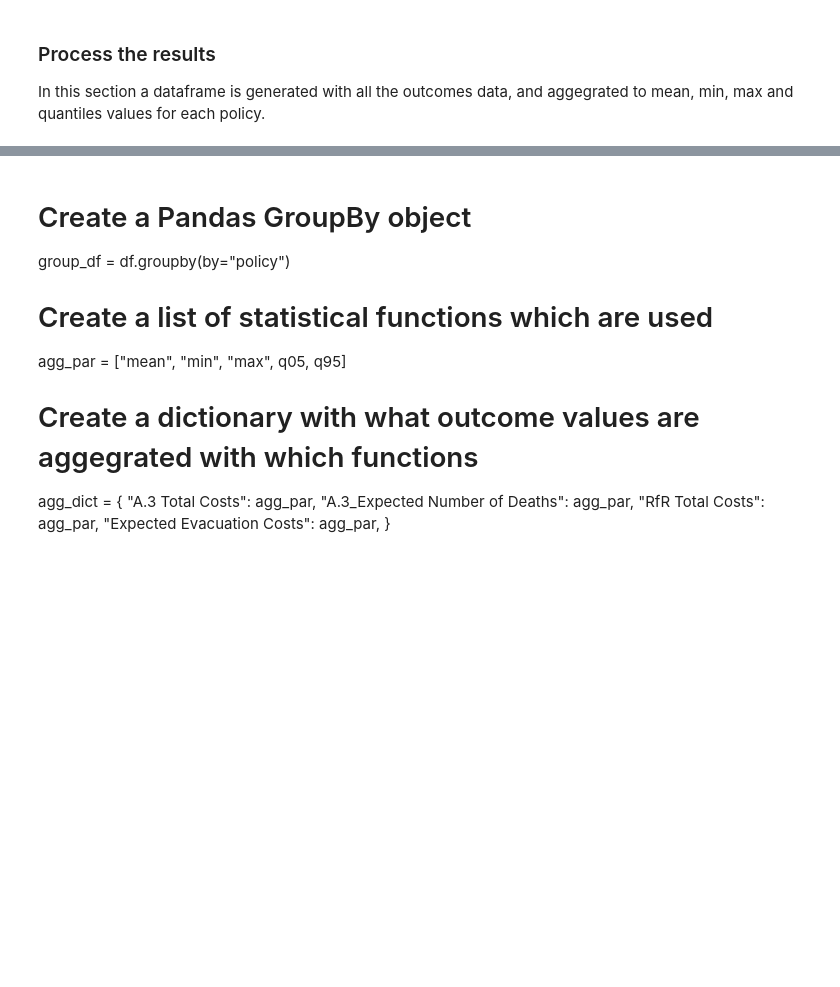
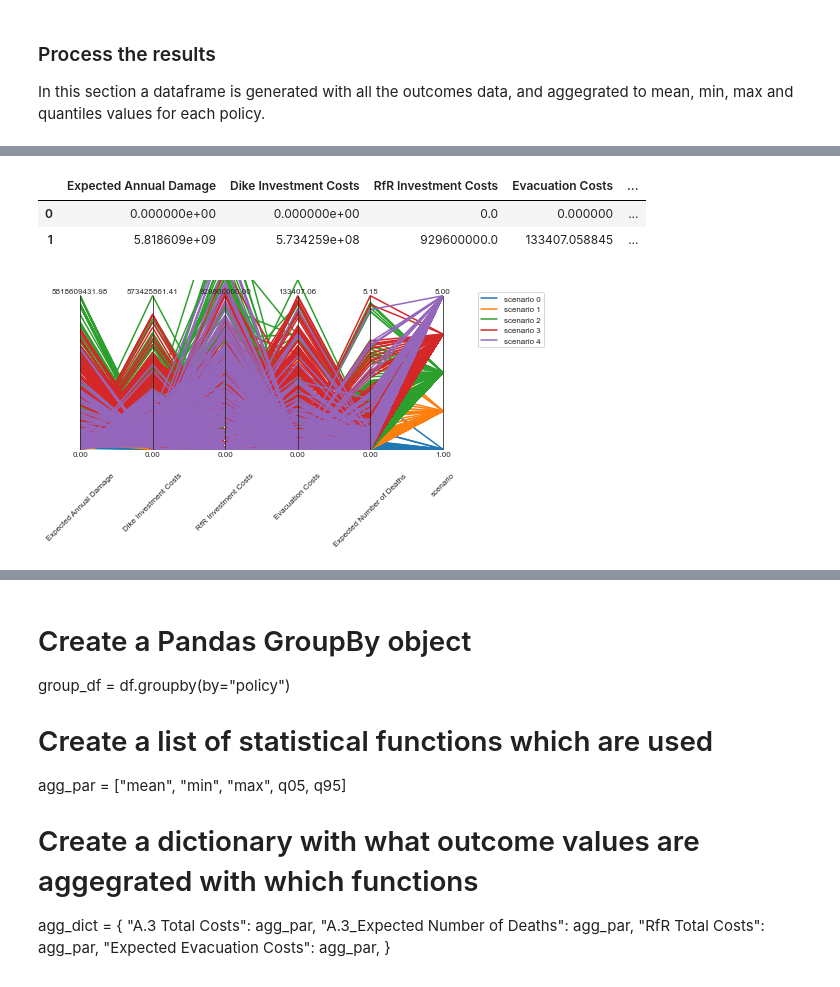
Before and after one commit to hannadenekamp/modelbased, a Jupyter notebook: Problem Formulations.ipynb, the cells around one changed output, grey strips where cells are left out. Cells and saved outputs as stored; diff of their text form; code cells hidden in the pictures; blank space fills up the shorter version.

```diff
--- a/Problem Formulations.ipynb
+++ b/Problem Formulations.ipynb
@@ -363,7 +371,13 @@ with open('./optimize_results.pickle', 'wb') as file:
 In this section a dataframe is generated with all the outcomes data, and aggegrated to mean, min, max and quantiles values for each policy.
 # %%
 # Create a dataframe from outcomes, and add the policy column to it
-# df1,df2,df3,df4,df5 = results
+df1,df2,df3,df4,df5 = results
+df1['scenario']= 1
+df2['scenario']= 2
+df3['scenario']= 3
+df4['scenario']= 4
+df5['scenario']= 5
+
 # df = pd.DataFrame(out)
 # df["policy"] = pd.DataFrame(exp)["policy"]
 # df
@@ -385,0 +384,2 @@ pd.DataFrame(df1)
+# %%
+opt = pd.concat([df1,df2,df3,df4,df5], ignore_index=True)
@@ -385,0 +442,7 @@ pd.DataFrame(df1)
+# %%
+from ema_workbench.analysis import parcoords
+
+#opt2 = opt.loc[((opt['0_RfR 0']== 0 )&	(opt['0_RfR 1']== 0) &	(opt["0_RfR 2"]==0) ),:]
+
+data = opt.iloc[:, -6:]
+limits = parcoords.get_limits(data)
@@ -385,0 +492,28 @@ pd.DataFrame(df1)
+# %%
+limits
+# %% [output]
+|  | Expected Annual Damage | Dike Investment Costs | RfR Investment Costs | Evacuation Costs | ... |
+| 0 | 0.000000e+00 | 0.000000e+00 | 0.0 | 0.000000 | ... |
+| 1 | 5.818609e+09 | 5.734259e+08 | 929600000.0 | 133407.058845 | ... |
+# %%
+# limits.loc[0, ['inertia', 'reliability']] = 1
+# limits.loc[0, 'max_P'] = 4 # max over results based on quick inspection not shown here
+# limits.loc[0, 'utility'] = 1 # max over results based on quick inspection not shown here
+# limits.loc[1, :] = 0
+colors = iter(sns.color_palette())
+
+paraxes = parcoords.ParallelAxes(limits, fontsize=8, rot=45)
+
+
+for i, result in enumerate(results):
+    color = next(colors)
+    data = result.iloc[:, -6:]
+    paraxes.plot(data, label=f'scenario {i}', color=color)
+
+
+paraxes.legend()
+#plt.tight_layout(h_pad=0, w_pad=0)
+
+plt.show()
+# %% [output]
+[figure, added]
```
Also changed, not shown: parts of 15 cells of this notebook.
